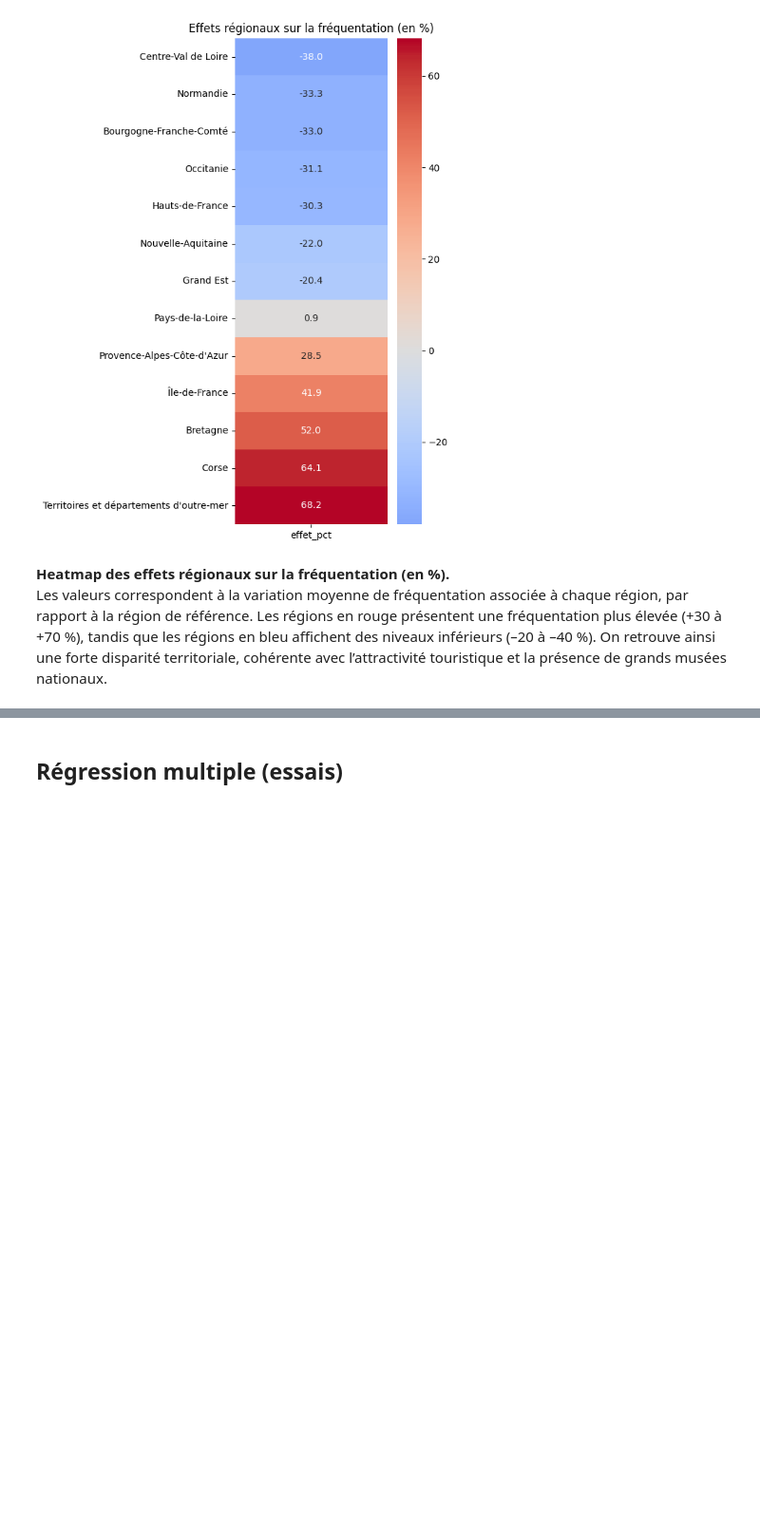
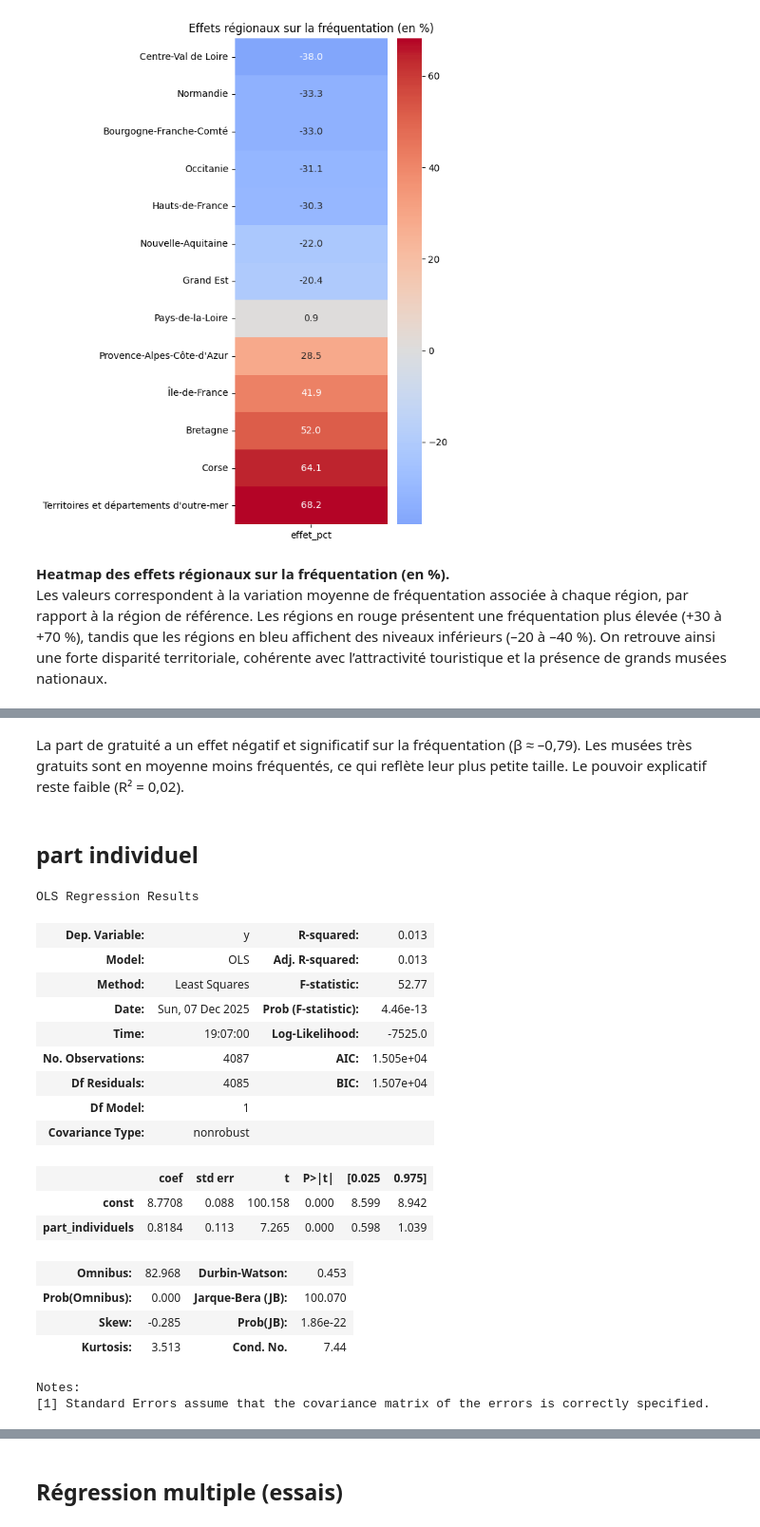
Before and after one commit to emmabezombes/prediction-musee, a Jupyter notebook: notebook/notebook_musees.ipynb, the cells around one changed output, grey strips where cells are left out. Shown at 95% size. Cells and saved outputs as stored; diff of their text form; code cells hidden in the pictures; blank space fills up the shorter version.

```diff
--- a/notebook/notebook_musees.ipynb
+++ b/notebook/notebook_musees.ipynb
@@ -710,0 +737,30 @@ la présence de grands musées nationaux.
+# %% [markdown]
+La part de gratuité a un effet négatif et significatif sur la fréquentation (β ≈ –0,79).
+Les musées très gratuits sont en moyenne moins fréquentés, ce qui reflète leur plus petite taille.
+Le pouvoir explicatif reste faible (R² = 0,02).
+# %% [markdown]
+## part individuel
+# %%
+X = sm.add_constant(df_reg["part_individuels"])
+model_pi = sm.OLS(df_reg["y"], X).fit()
+model_pi.summary()
+# %% [output]
+OLS Regression Results
+| Dep. Variable: | y | R-squared: | 0.013 |
+| Model: | OLS | Adj. R-squared: | 0.013 |
+| Method: | Least Squares | F-statistic: | 52.77 |
+| Date: | Sun, 07 Dec 2025 | Prob (F-statistic): | 4.46e-13 |
+| Time: | 19:07:00 | Log-Likelihood: | -7525.0 |
+| No. Observations: | 4087 | AIC: | 1.505e+04 |
+| Df Residuals: | 4085 | BIC: | 1.507e+04 |
+| Df Model: | 1 |  |  |
+| Covariance Type: | nonrobust |  |  |
+|  | coef | std err | t | P>|t| | [0.025 | 0.975] |
+| const | 8.7708 | 0.088 | 100.158 | 0.000 | 8.599 | 8.942 |
+| part_individuels | 0.8184 | 0.113 | 7.265 | 0.000 | 0.598 | 1.039 |
+| Omnibus: | 82.968 | Durbin-Watson: | 0.453 |
+| Prob(Omnibus): | 0.000 | Jarque-Bera (JB): | 100.070 |
+| Skew: | -0.285 | Prob(JB): | 1.86e-22 |
+| Kurtosis: | 3.513 | Cond. No. | 7.44 |
+Notes:
+[1] Standard Errors assume that the covariance matrix of the errors is correctly specified.
```
Also changed, not shown: parts of 6 cells of this notebook.
